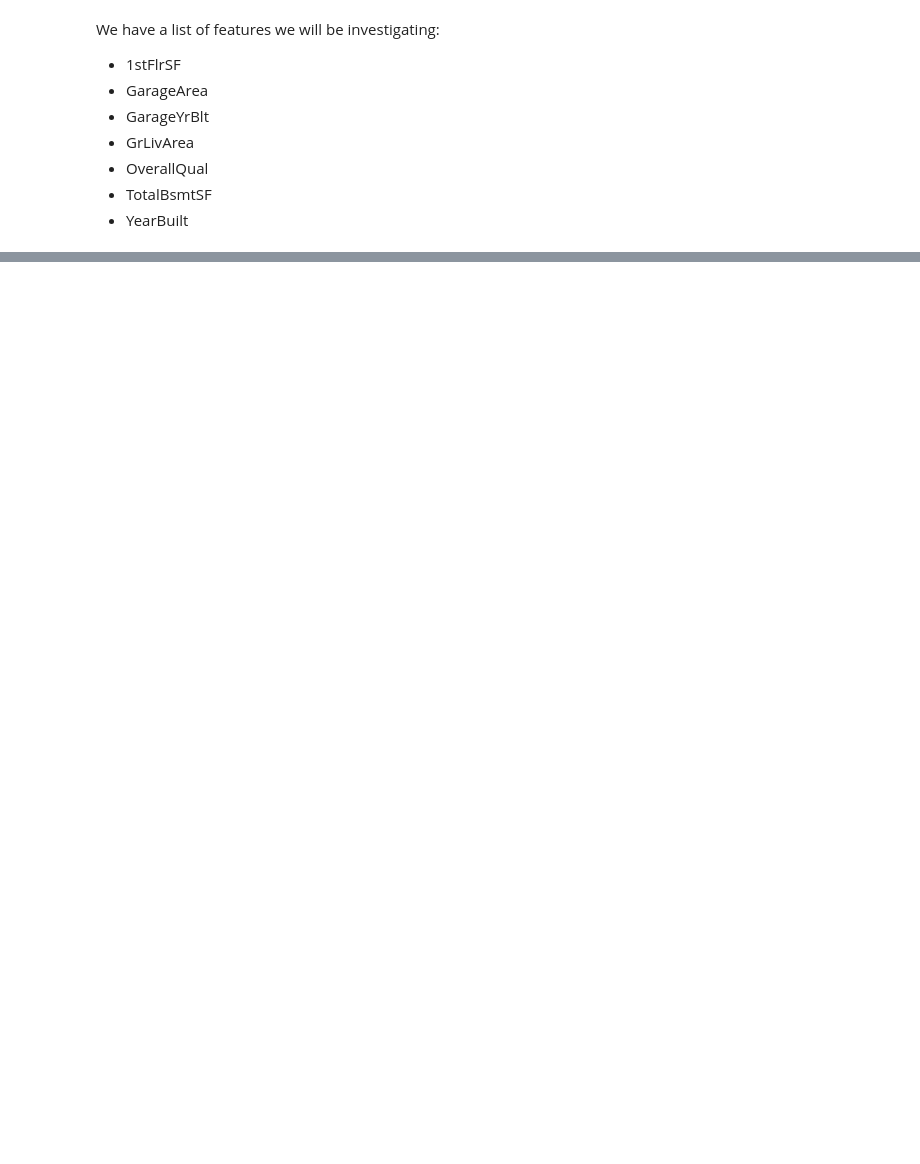
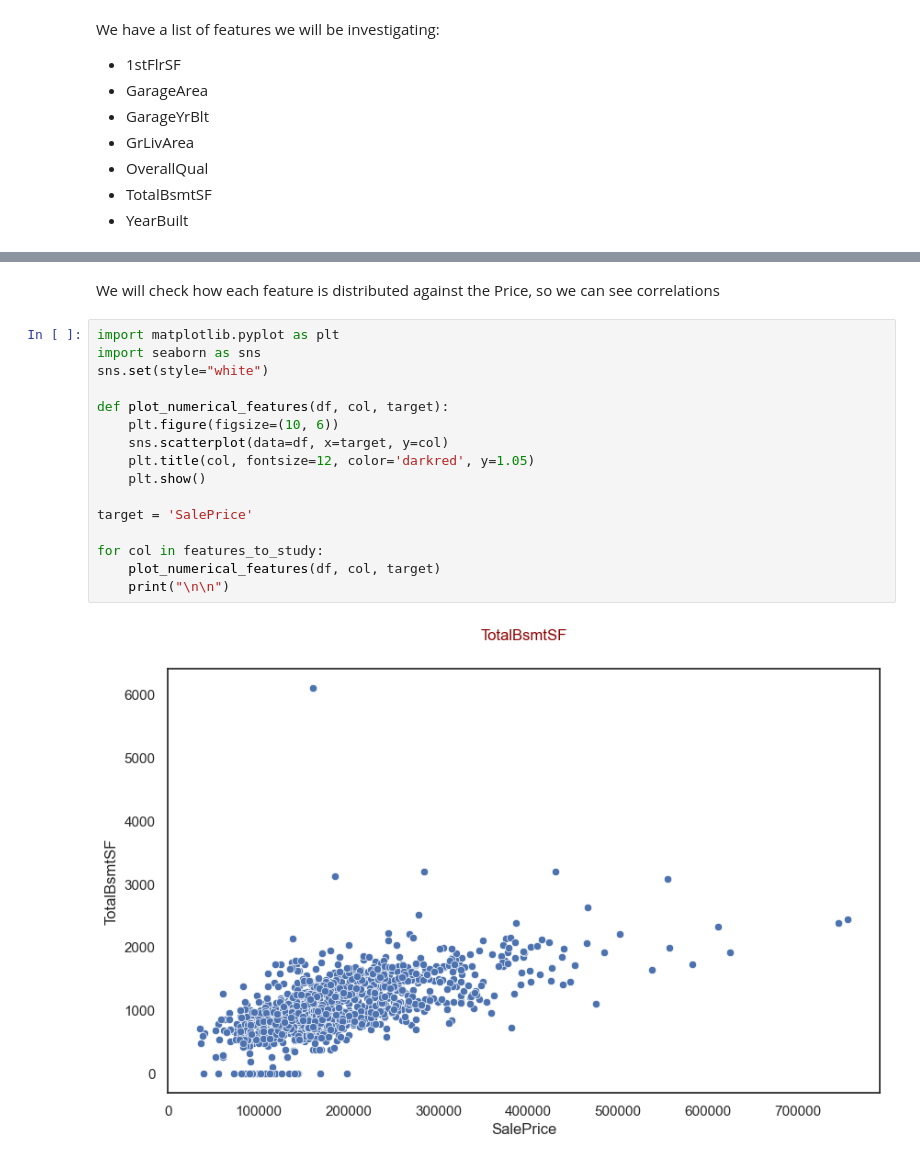
Before and after one commit to Tomosius/heritage_houses_p5, a Jupyter notebook: jupyter_notebooks/03_Data_Cleaning.ipynb, the cells around one changed output, grey strips where cells are left out. Saved outputs shown, nothing was run; the diff lists cells and outputs as text; blank space fills up the shorter version.

```diff
--- a/jupyter_notebooks/03_Data_Cleaning.ipynb
+++ b/jupyter_notebooks/03_Data_Cleaning.ipynb
@@ -200,0 +213,20 @@ We have a list of features we will be investigating:
+# %% [markdown]
+We will check how each feature is distributed against the Price, so we can see correlations
+# %%
+import matplotlib.pyplot as plt
+import seaborn as sns
+sns.set(style="white")
+
+def plot_numerical_features(df, col, target):
+    plt.figure(figsize=(10, 6))
+    sns.scatterplot(data=df, x=target, y=col)
+    plt.title(col, fontsize=12, color='darkred', y=1.05)
+    plt.show()
+
+target = 'SalePrice'
+
+for col in features_to_study:
+    plot_numerical_features(df, col, target)
+    print("\n\n")
+# %% [output]
+[figure, added]
```
Also changed, not shown: parts of 6 cells of this notebook.
